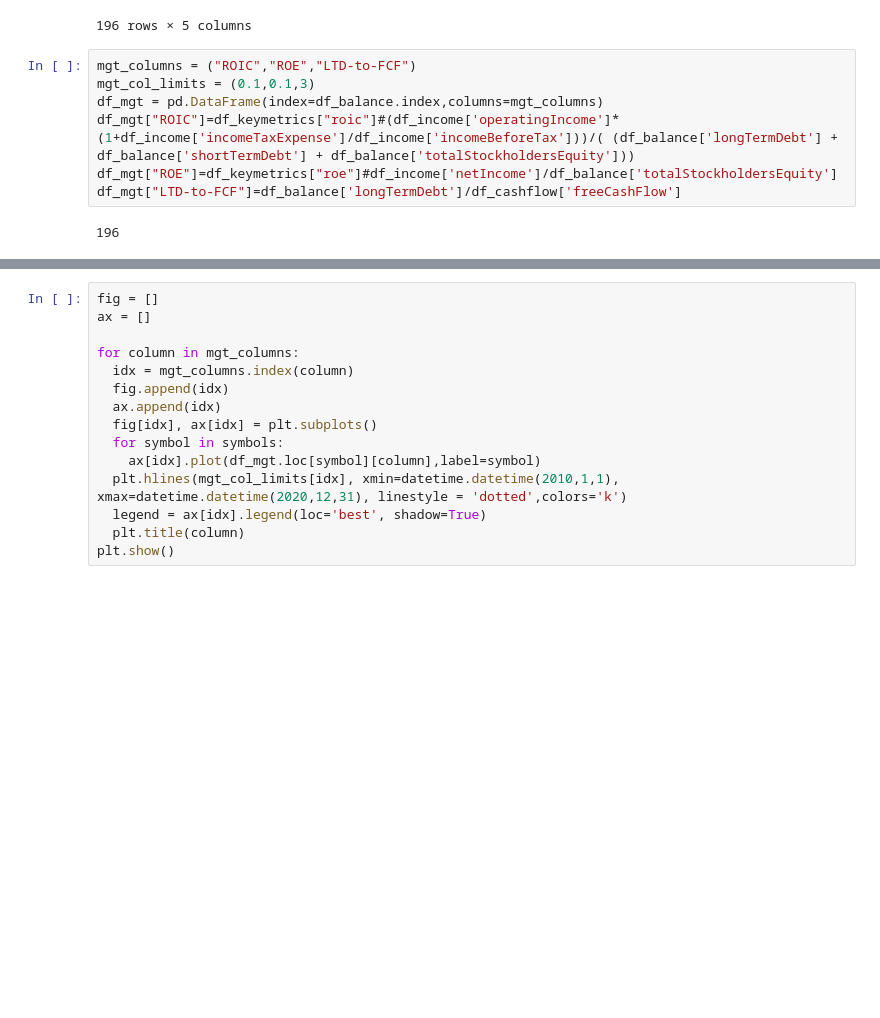
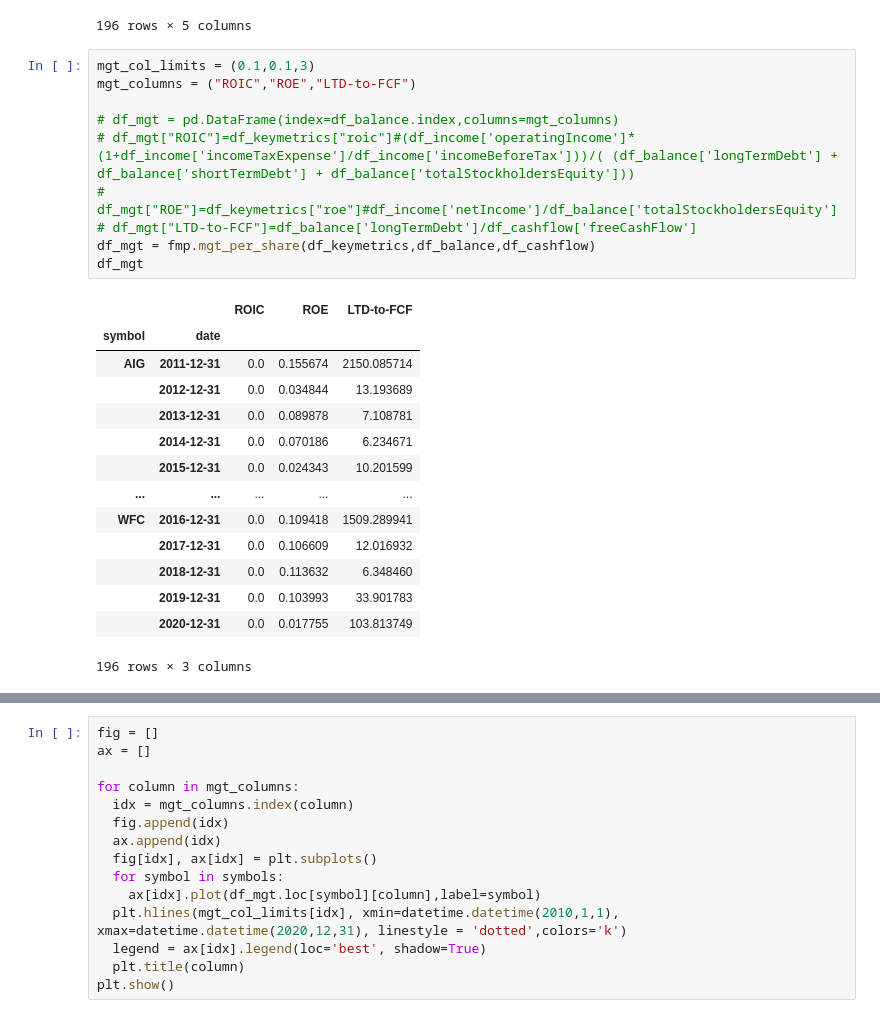
Before and after one commit to VinnyCarter05/fmpsdk-master, a Jupyter notebook: fmpsdk-ruleone.ipynb, the cells around one changed output, grey strips where cells are left out. Drawn from its saved outputs; the diff is of its cells as text; blank space fills up the shorter version.

```diff
--- a/fmpsdk-ruleone.ipynb
+++ b/fmpsdk-ruleone.ipynb
@@ -176,11 +227,27 @@ df_moat_rolling5_pct_chg
 | 195 | 0.055106 | -0.022718 | 0.028488 | -0.673779 | 0.002885 |
 196 rows × 5 columns
 # %%
+mgt_col_limits = (0.1,0.1,3)
 mgt_columns = ("ROIC","ROE","LTD-to-FCF")
-mgt_col_limits = (0.1,0.1,3)
-df_mgt = pd.DataFrame(index=df_balance.index,columns=mgt_columns)
-df_mgt["ROIC"]=df_keymetrics["roic"]#(df_income['operatingIncome']*(1+df_income['incomeTaxExpense']/df_income['incomeBeforeTax']))/( (df_balance['longTermDebt'] + df_balance['shortTermDebt'] + df_balance['totalStockholdersEquity']))
-df_mgt["ROE"]=df_keymetrics["roe"]#df_income['netIncome']/df_balance['totalStockholdersEquity']
-df_mgt["LTD-to-FCF"]=df_balance['longTermDebt']/df_cashflow['freeCashFlow']
+
+# df_mgt = pd.DataFrame(index=df_balance.index,columns=mgt_columns)
+# df_mgt["ROIC"]=df_keymetrics["roic"]#(df_income['operatingIncome']*(1+df_income['incomeTaxExpense']/df_income['incomeBeforeTax']))/( (df_balance['longTermDebt'] + df_balance['shortTermDebt'] + df_balance['totalStockholdersEquity']))
+# df_mgt["ROE"]=df_keymetrics["roe"]#df_income['netIncome']/df_balance['totalStockholdersEquity']
+# df_mgt["LTD-to-FCF"]=df_balance['longTermDebt']/df_cashflow['freeCashFlow']
+df_mgt = fmp.mgt_per_share(df_keymetrics,df_balance,df_cashflow)
+df_mgt
 # %% [output]
+|  |  | ROIC | ROE | LTD-to-FCF |
+| symbol | date |  |  |  |
+| AIG | 2011-12-31 | 0.0 | 0.155674 | 2150.085714 |
+|  | 2012-12-31 | 0.0 | 0.034844 | 13.193689 |
+|  | 2013-12-31 | 0.0 | 0.089878 | 7.108781 |
+|  | 2014-12-31 | 0.0 | 0.070186 | 6.234671 |
+|  | 2015-12-31 | 0.0 | 0.024343 | 10.201599 |
+| ... | ... | ... | ... | ... |
+| WFC | 2016-12-31 | 0.0 | 0.109418 | 1509.289941 |
+|  | 2017-12-31 | 0.0 | 0.106609 | 12.016932 |
+|  | 2018-12-31 | 0.0 | 0.113632 | 6.348460 |
+|  | 2019-12-31 | 0.0 | 0.103993 | 33.901783 |
+|  | 2020-12-31 | 0.0 | 0.017755 | 103.813749 |
-196
+196 rows × 3 columns
```
Also changed, not shown: parts of 13 cells of this notebook, 1 other file.
